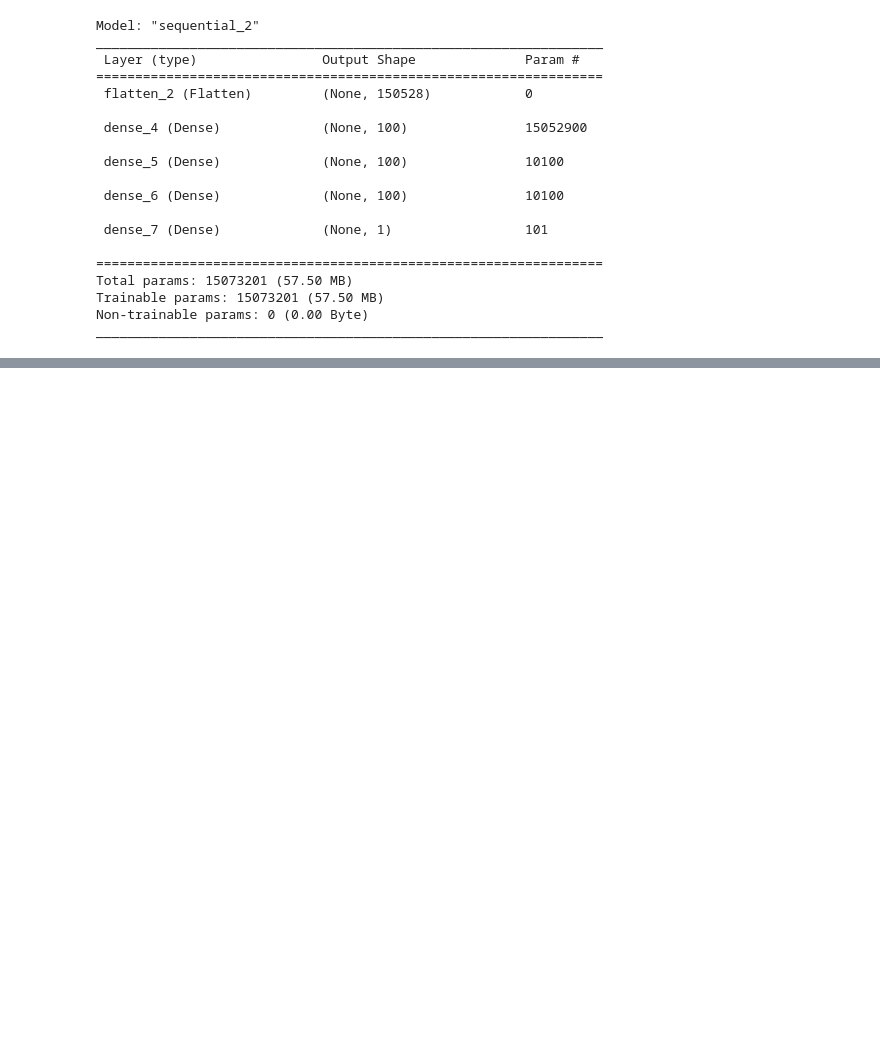
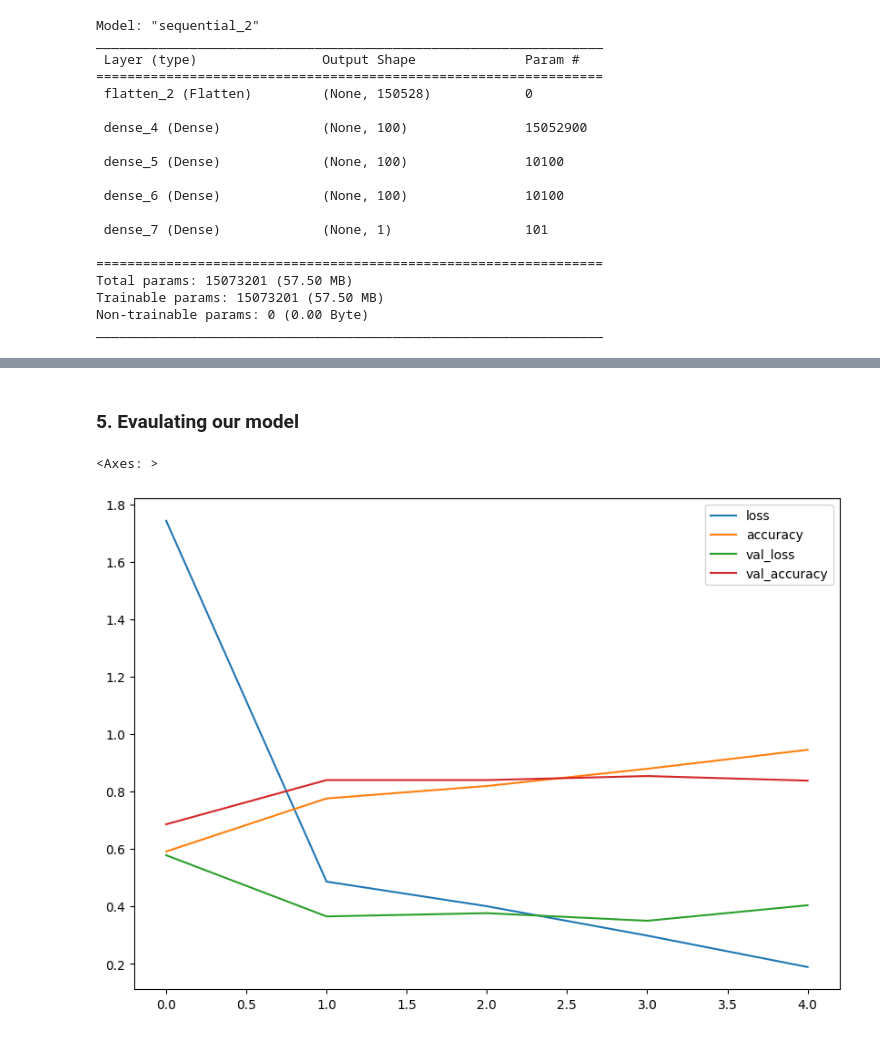
Before and after one commit to czhurdlespeed/TFDevCert, a Jupyter notebook: TFCert_Practice/03_introduction_to_computer_vision_with_TF.ipynb, the cells around one changed output, grey strips where cells are left out. Cells and saved outputs as stored; diff of their text form; code cells hidden in the pictures; blank space fills up the shorter version.

Commit message:
Details of CNN Framework & Ways to reduce overfitting

```diff
--- a/TFCert_Practice/03_introduction_to_computer_vision_with_TF.ipynb
+++ b/TFCert_Practice/03_introduction_to_computer_vision_with_TF.ipynb
@@ -350,0 +389,10 @@ _________________________________________________________________
+# %%
+# need way to load in our image data from directories and turn into batches
+train_data = train_datagen.flow_from_directory(directory=train_dir, # target directory
+                                               target_size=(224, 224),
+                                               class_mode='binary',
+                                               batch_size=32)
+test_data = test_datagen.flow_from_directory(directory=test_dir, # target directory
+                                             target_size=(224, 224), # height x width
+                                             class_mode='binary', # binary classification (binary data)
+                                             batch_size=32) # size of mini-batches
@@ -350,0 +453,14 @@ _________________________________________________________________
+# %%
+# Baseline model = start here and then begin modifying to improve
+model_4 = Sequential([
+    Conv2D(filters=10, kernel_size=3, strides=1, padding='valid',
+           activation='relu',input_shape=(224,224,3)), # input layer specify shape
+    Conv2D(10,3,activation='relu'),
+    Conv2D(10,3,activation='relu'),
+    Flatten(),
+    Dense(1, activation="sigmoid") # output layer; binary classification => sigmoid
+])
+# %%
+model_4.compile(loss="binary_crossentropy",
+                optimizer=Adam(),
+                metrics=['accuracy'])
@@ -350,0 +497,7 @@ _________________________________________________________________
+# %%
+# Fit the model
+history_4 = model_4.fit(train_data, # train_data is combination of image tensors and labels
+            epochs=5,
+            steps_per_epoch=len(train_data),
+            validation_data=test_data,
+            validation_steps=len(test_data))
@@ -350,0 +540,9 @@ _________________________________________________________________
+# %% [markdown]
+### 5. Evaulating our model
+# %%
+# Plot the lost curves
+import pandas as pd
+pd.DataFrame(history_4.history).plot(figsize=(10,7))
+# %% [output]
+<Axes: >
+[figure, added]
```
Also changed, not shown: parts of 38 cells of this notebook.
